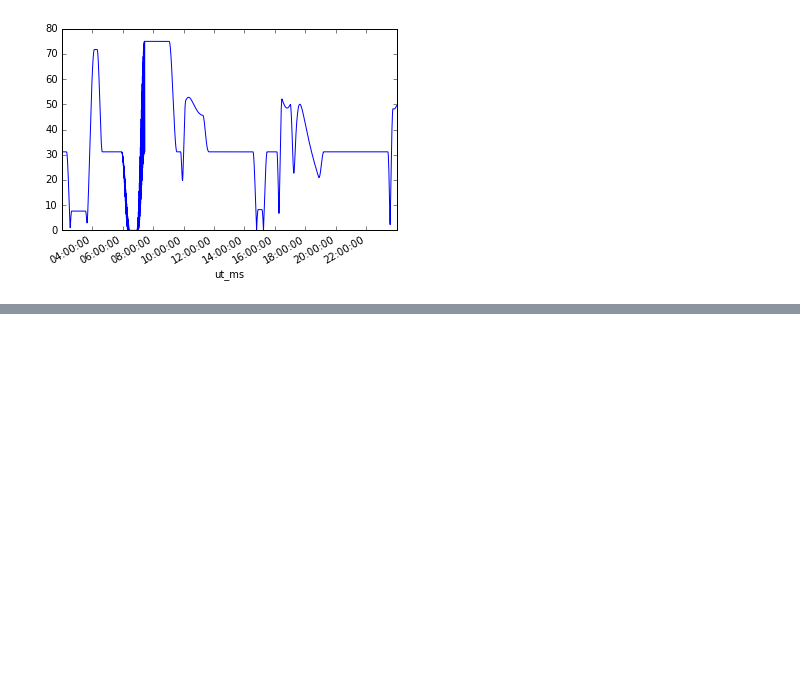
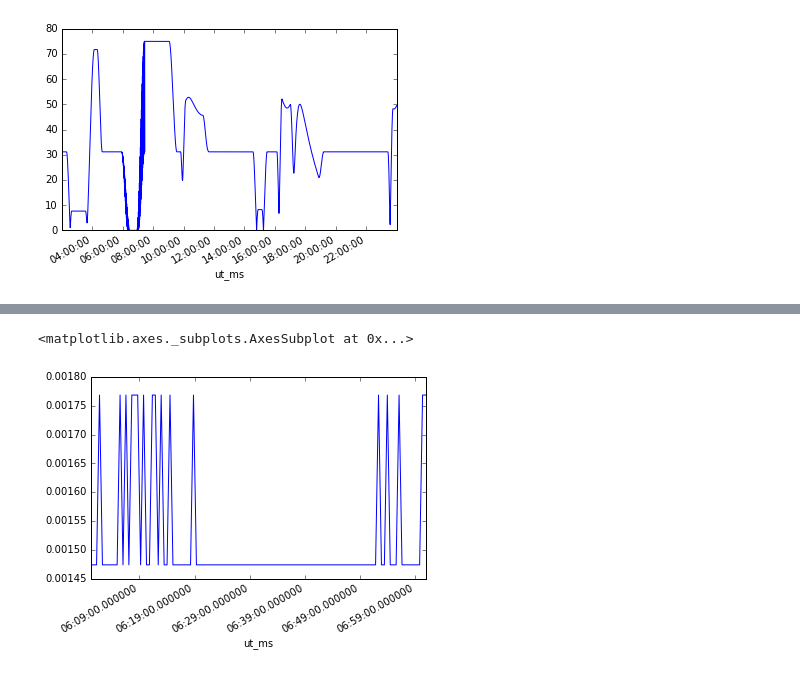
Before and after one commit to ktrnka/mars-express, a Jupyter notebook: src/data exploration.ipynb, the cells around one changed output, grey strips where cells are left out. Drawn from its saved outputs; the diff is of its cells as text; code cells hidden in the pictures; blank space fills up the shorter version.

```diff
--- a/src/data exploration.ipynb
+++ b/src/data exploration.ipynb
@@ -146,3 +146,6 @@ saaf_data.sx["2014-01-02"].plot()
 # %% [output]
 <matplotlib.axes._subplots.AxesSubplot at 0x...>
 [figure]
+# %%
+fine_power = load_series(find_files(path, "power"))
+fine_power.describe()
@@ -148,0 +189,5 @@ saaf_data.sx["2014-01-02"].plot()
+# %%
+fine_power.NPWD2801["2010-10-01 06:00":"2010-10-01 07:00"].plot()
+# %% [output]
+<matplotlib.axes._subplots.AxesSubplot at 0x...>
+[figure, added]
```
Also changed, not shown: parts of 2 cells of this notebook, 3 other files.
